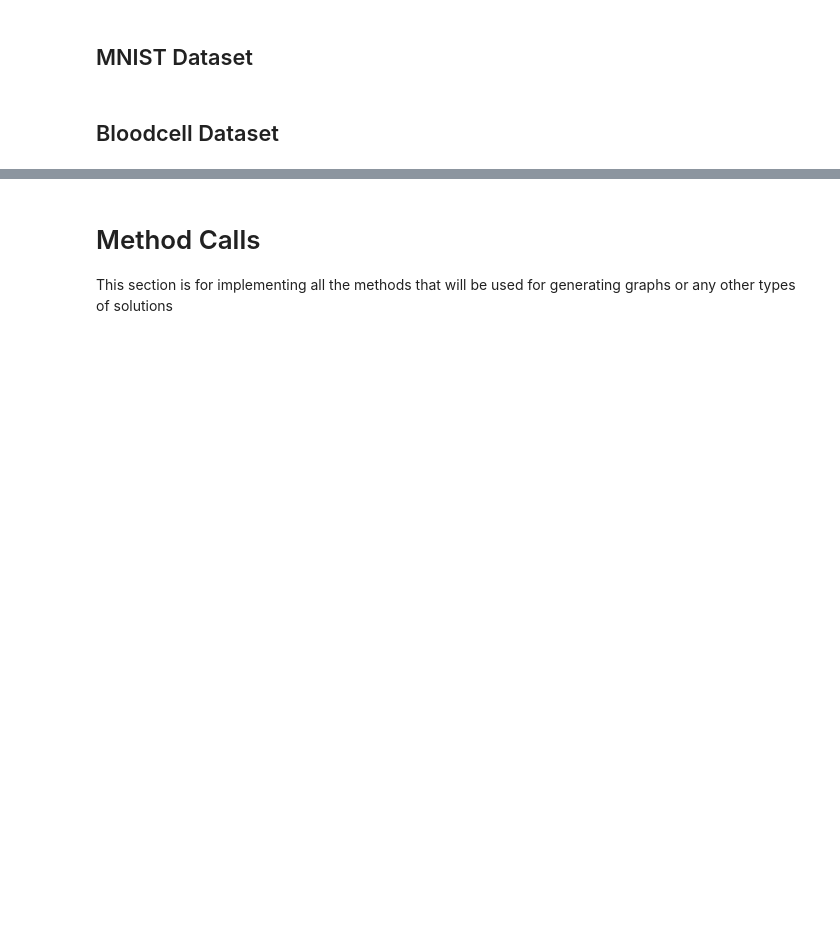
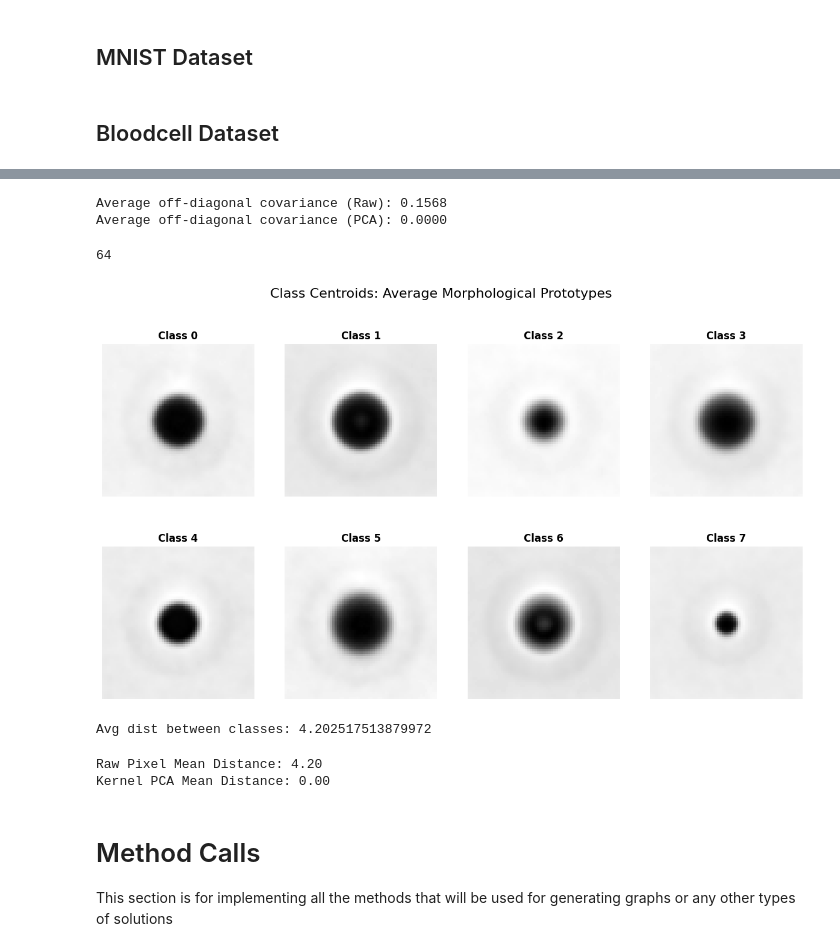
Before and after one commit to therealgardens/Assignment_optimization_2025-2026-Blood_cells_analysis, a Jupyter notebook: main.ipynb, the cells around one changed output, grey strips where cells are left out. Saved outputs shown, nothing was run; the diff lists cells and outputs as text; code cells hidden in the pictures; blank space fills up the shorter version.

```diff
--- a/main.ipynb
+++ b/main.ipynb
@@ -114,3 +108,47 @@ blood_data = {
     "test_labels": blood_test_labels,
     "tolerance": 1e-3,
 }
+# %%
+
+raw_cov = np.cov(blood_train_scaled[:, :100].T)
+raw_off_diag_avg = np.mean(np.abs(raw_cov[np.triu_indices(100, k=1)]))
+
+pca_cov = np.cov(blood_reduced_features.T)
+pca_off_diag_avg = np.mean(np.abs(pca_cov[np.triu_indices(n_components, k=1)]))
+
+print(f"Average off-diagonal covariance (Raw): {raw_off_diag_avg:.4f}")
+print(f"Average off-diagonal covariance (PCA): {pca_off_diag_avg:.4f}")
+# %% [output]
+Average off-diagonal covariance (Raw): 0.1568
+Average off-diagonal covariance (PCA): 0.0000
+# %%
+unique_labels = np.unique(blood_train_labels)
+n_classes = len(unique_labels)
+img_dim = int(np.sqrt(blood_train_features.shape[1]))
+print(img_dim)
+
+centroids = []
+for label in unique_labels:
+    mean = blood_train_features[blood_train_labels == label].mean(axis=0)
+    centroids.append(mean)
+
+fig, axes = plt.subplots(2, 4, figsize=(15, 8))
+fig.suptitle('Class Centroids: Average Morphological Prototypes', fontsize=16)
+
+for i, ax in enumerate(axes.flat):
+    if i < n_classes:
+        img = centroids[i].reshape(img_dim, img_dim)
+
+        ax.imshow(img, cmap='gray')
+        ax.set_title(f'Class {i}', fontsize=12, fontweight='bold')
+        ax.axis('off')
+
+plt.show()
+
+dist_matrix = squareform(pdist(centroids))
+mean_dist = np.mean(dist_matrix[np.triu_indices(n_classes, k=1)])
+print(f"Avg dist between classes: {mean_dist}")
+# %% [output]
+64
+[figure, added]
+Avg dist between classes: 4.202517513879972
@@ -117,3 +169,17 @@ blood_data = {
+# %%
+kpca = KernelPCA(n_components=n_components, kernel='rbf', gamma=0.1, n_jobs=-1)
+blood_train_kpca = kpca.fit_transform(blood_train_scaled)
+kpca_centroids = []
+for label in unique_labels:
+    mean_kpca = blood_train_kpca[blood_train_labels == label].mean(axis=0)
+    kpca_centroids.append(mean_kpca)
+kpca_dist_matrix = squareform(pdist(kpca_centroids))
+kpca_mean_dist = np.mean(kpca_dist_matrix[np.triu_indices(n_classes, k=1)])
+print(f"Raw Pixel Mean Distance: {mean_dist:.2f}")
+print(f"Kernel PCA Mean Distance: {kpca_mean_dist:.2f}")
+# %% [output]
+Raw Pixel Mean Distance: 4.20
+Kernel PCA Mean Distance: 0.00
 # %% [markdown]
 # Method Calls
 This section is for implementing all the methods that will be used for generating graphs or any other types of solutions
```
Also changed, not shown: parts of 8 cells of this notebook.
